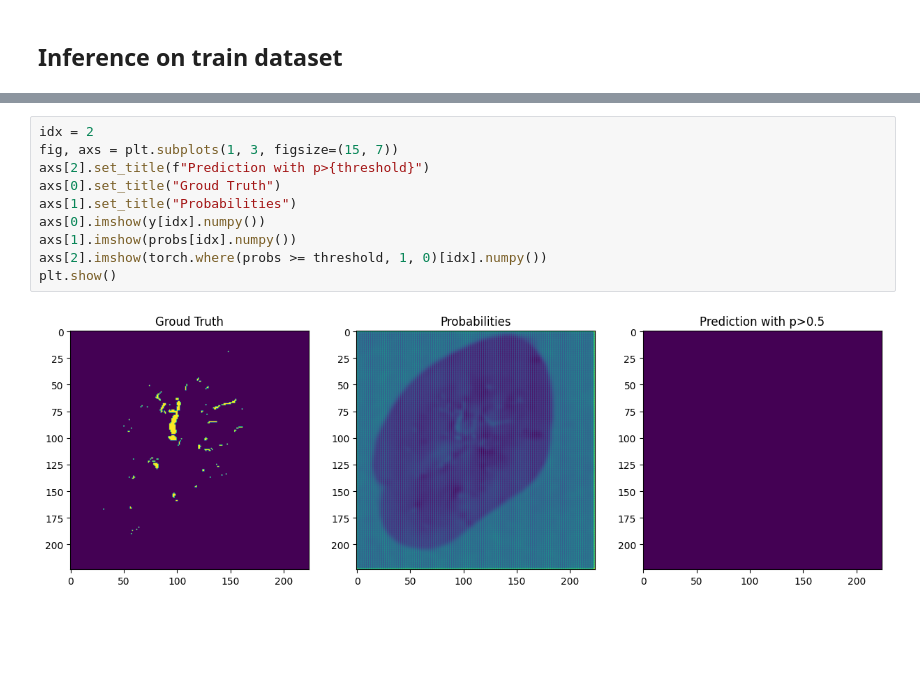
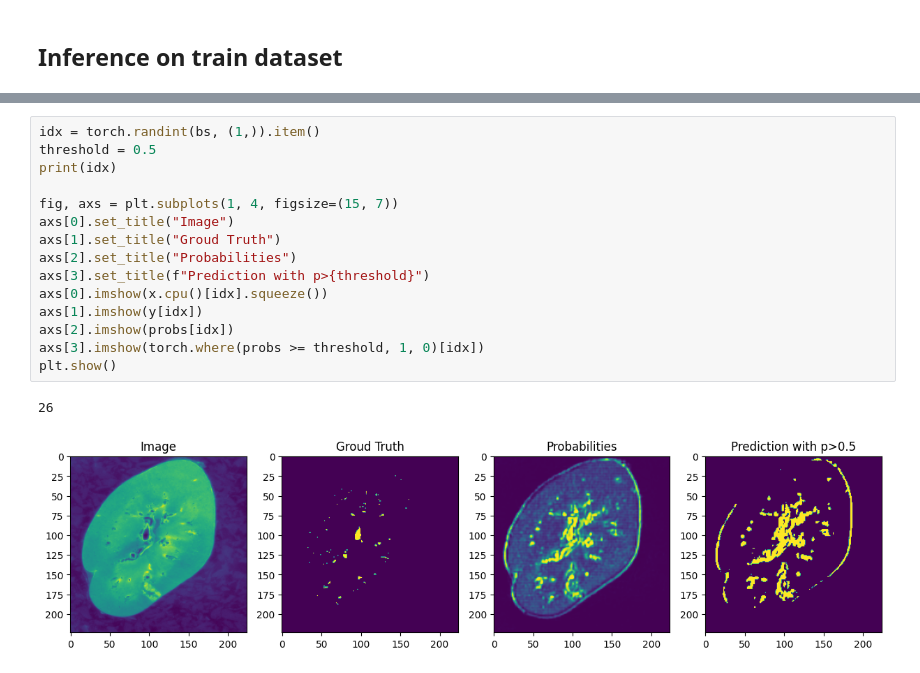
Before and after one commit to DavidFM43/blood-vessel-segmentation, a Jupyter notebook: baseline.ipynb, the cells around one changed output, grey strips where cells are left out. Cells and saved outputs as stored; diff of their text form; blank space fills up the shorter version.

```diff
--- a/baseline.ipynb
+++ b/baseline.ipynb
@@ -208,12 +221,18 @@ loss: 0.2939959168434143
 # %%
-idx = 2
-fig, axs = plt.subplots(1, 3, figsize=(15, 7))
-axs[2].set_title(f"Prediction with p>{threshold}")
-axs[0].set_title("Groud Truth")
-axs[1].set_title("Probabilities")
-axs[0].imshow(y[idx].numpy())
-axs[1].imshow(probs[idx].numpy())
-axs[2].imshow(torch.where(probs >= threshold, 1, 0)[idx].numpy())
+idx = torch.randint(bs, (1,)).item()
+threshold = 0.5
+print(idx)
+
+fig, axs = plt.subplots(1, 4, figsize=(15, 7))
+axs[0].set_title("Image")
+axs[1].set_title("Groud Truth")
+axs[2].set_title("Probabilities")
+axs[3].set_title(f"Prediction with p>{threshold}")
+axs[0].imshow(x.cpu()[idx].squeeze())
+axs[1].imshow(y[idx])
+axs[2].imshow(probs[idx])
+axs[3].imshow(torch.where(probs >= threshold, 1, 0)[idx])
 plt.show()
 # %% [output]
+26
-[figure, old version]
+[figure, new version]
```
Also changed, not shown: parts of 13 cells of this notebook.
